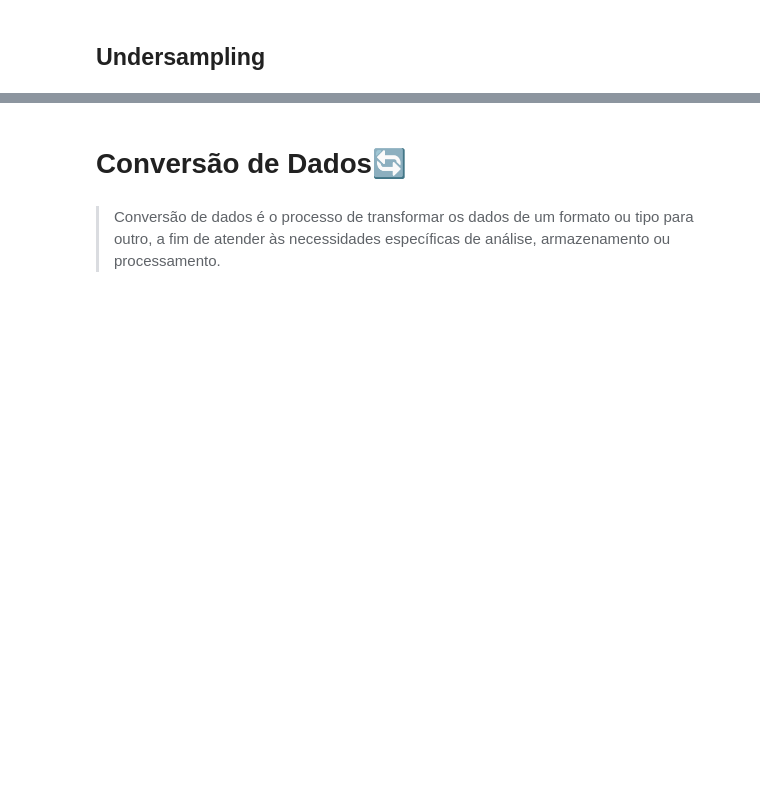
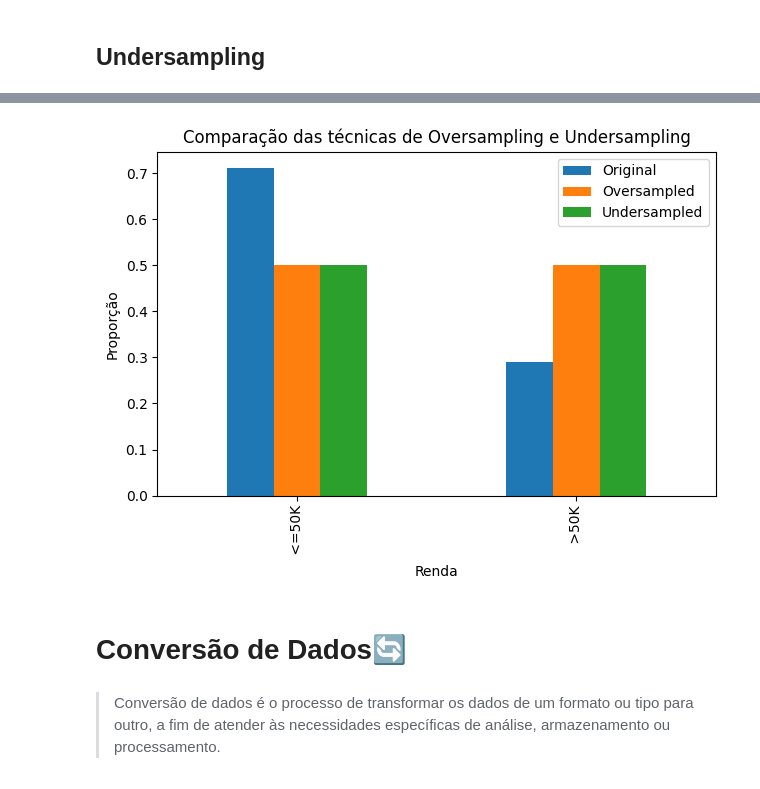
Before and after one commit to Henrique-Navarro/IA-PreProcessamento-Analise-de-Dados-Juptyter, a Jupyter notebook: jupyter_notebook.ipynb, the cells around one changed output, grey strips where cells are left out. Saved outputs shown, nothing was run; the diff lists cells and outputs as text; code cells hidden in the pictures; blank space fills up the shorter version.

```diff
--- a/jupyter_notebook.ipynb
+++ b/jupyter_notebook.ipynb
@@ -1760,3 +1799,28 @@ ValueError: could not convert string to float: ' State-gov'
+# %%
+def compare_sampling(data_original, data_oversampled, data_undersampled, target_column):
+    original_counts = data_original[target_column].value_counts(normalize=True)
+    oversampled_counts = data_oversampled[target_column].value_counts(normalize=True)
+    undersampled_counts = data_undersampled[target_column].value_counts(normalize=True)
+
+    comparison_df = pd.DataFrame({
+        'Original': original_counts,
+        'Oversampled': oversampled_counts,
+        'Undersampled': undersampled_counts
+    }).sort_index()
+
+    fig, ax = plt.subplots()
+    comparison_df.plot(kind='bar', ax=ax)
+    ax.set_ylabel('Proporção')
+    ax.set_xlabel('Renda')
+
+    plt.title('Comparação das técnicas de Oversampling e Undersampling')
+    plt.legend()
+    plt.tight_layout()
+    plt.show()
+
+compare_sampling(data_bal, oversample_data, undersample_data, 'Renda')
+# %% [output]
+[figure, added]
 # %% [markdown]
 # Conversão de Dados🔄
 # %% [markdown]
```
Also changed, not shown: parts of 137 cells of this notebook.
